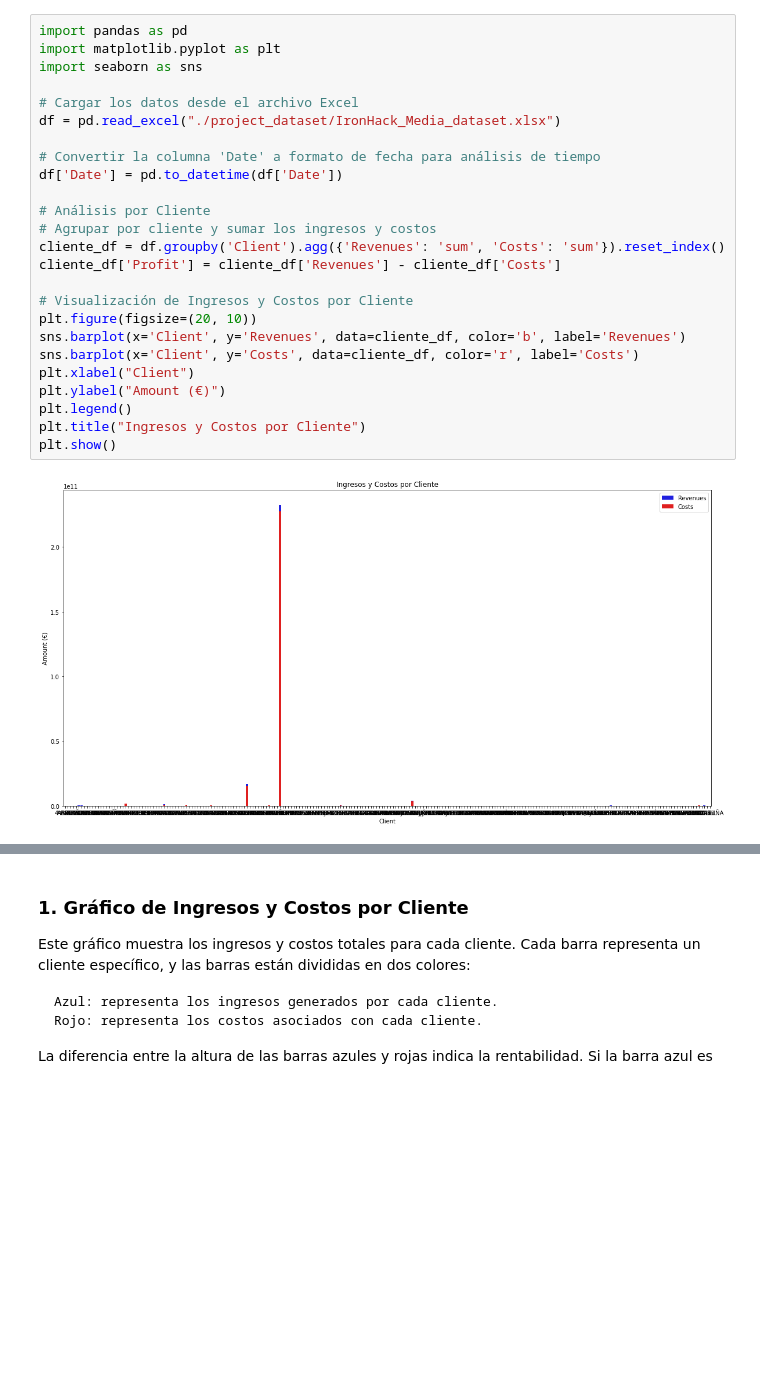
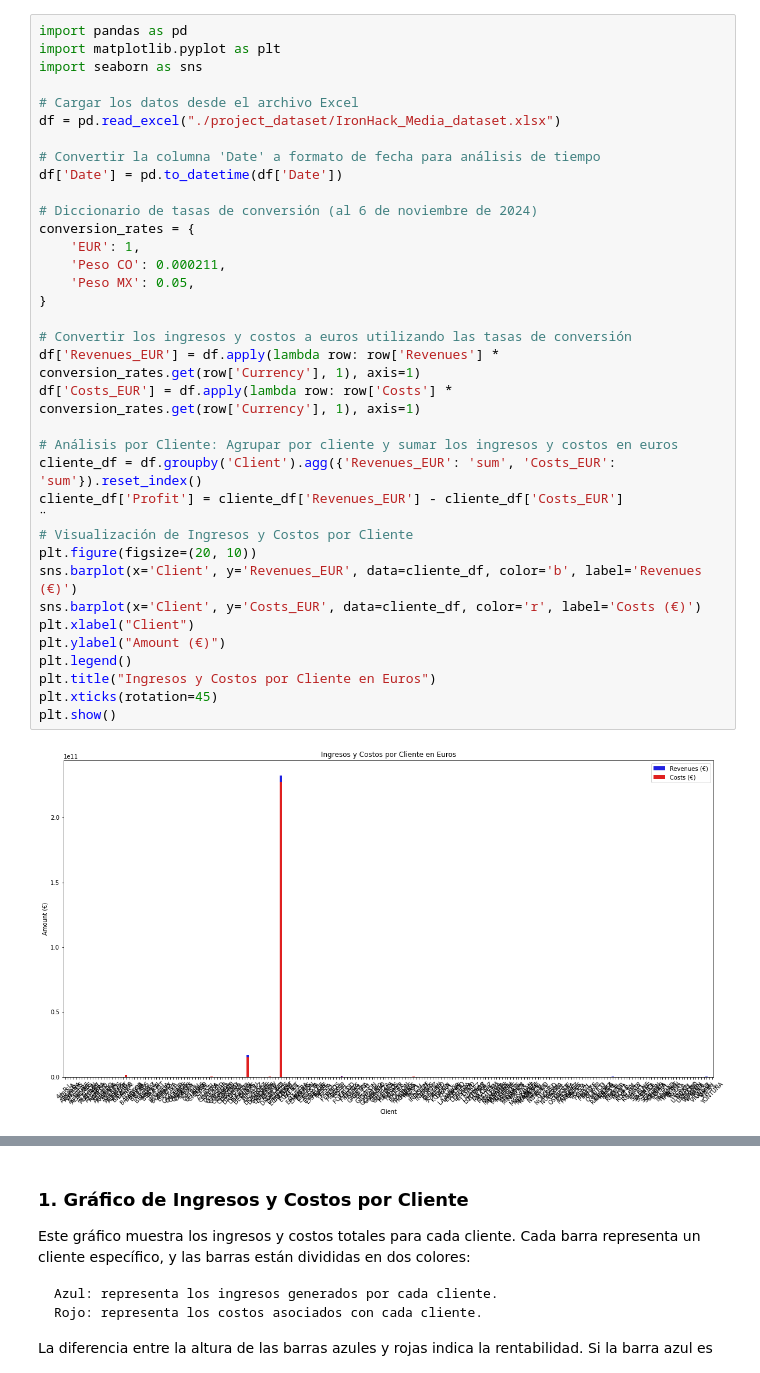
Before and after one commit to ctupac999/project-2-ironhack-media-es, a Jupyter notebook: project2.ipynb, the cells around one changed output, grey strips where cells are left out. Cells and saved outputs as stored; diff of their text form; blank space fills up the shorter version.

```diff
--- a/project2.ipynb
+++ b/project2.ipynb
@@ -1,27 +1,38 @@
 # %%
 import pandas as pd
 import matplotlib.pyplot as plt
 import seaborn as sns
 
 # Cargar los datos desde el archivo Excel
 df = pd.read_excel("./project_dataset/IronHack_Media_dataset.xlsx")
 
 # Convertir la columna 'Date' a formato de fecha para análisis de tiempo
 df['Date'] = pd.to_datetime(df['Date'])
 
-# Análisis por Cliente
-# Agrupar por cliente y sumar los ingresos y costos
-cliente_df = df.groupby('Client').agg({'Revenues': 'sum', 'Costs': 'sum'}).reset_index()
-cliente_df['Profit'] = cliente_df['Revenues'] - cliente_df['Costs']
+# Diccionario de tasas de conversión (al 6 de noviembre de 2024)
+conversion_rates = {
+    'EUR': 1,
+    'Peso CO': 0.000211,
+    'Peso MX': 0.05,
+}
 
+# Convertir los ingresos y costos a euros utilizando las tasas de conversión
+df['Revenues_EUR'] = df.apply(lambda row: row['Revenues'] * conversion_rates.get(row['Currency'], 1), axis=1)
+df['Costs_EUR'] = df.apply(lambda row: row['Costs'] * conversion_rates.get(row['Currency'], 1), axis=1)
+
+# Análisis por Cliente: Agrupar por cliente y sumar los ingresos y costos en euros
+cliente_df = df.groupby('Client').agg({'Revenues_EUR': 'sum', 'Costs_EUR': 'sum'}).reset_index()
+cliente_df['Profit'] = cliente_df['Revenues_EUR'] - cliente_df['Costs_EUR']
+¨
 # Visualización de Ingresos y Costos por Cliente
 plt.figure(figsize=(20, 10))
-sns.barplot(x='Client', y='Revenues', data=cliente_df, color='b', label='Revenues')
-sns.barplot(x='Client', y='Costs', data=cliente_df, color='r', label='Costs')
+sns.barplot(x='Client', y='Revenues_EUR', data=cliente_df, color='b', label='Revenues (€)')
+sns.barplot(x='Client', y='Costs_EUR', data=cliente_df, color='r', label='Costs (€)')
 plt.xlabel("Client")
 plt.ylabel("Amount (€)")
 plt.legend()
-plt.title("Ingresos y Costos por Cliente")
+plt.title("Ingresos y Costos por Cliente en Euros")
+plt.xticks(rotation=45)
 plt.show()
 # %% [output]
-[figure, old version]
+[figure, new version]
```
Also changed, not shown: parts of 4 cells of this notebook, 1 other file.
